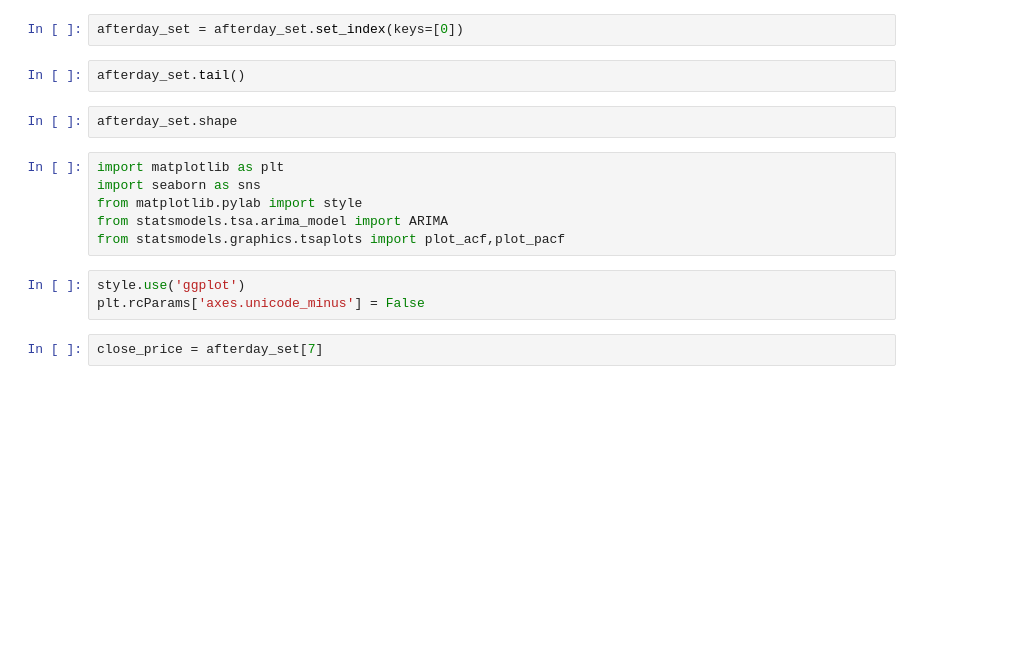
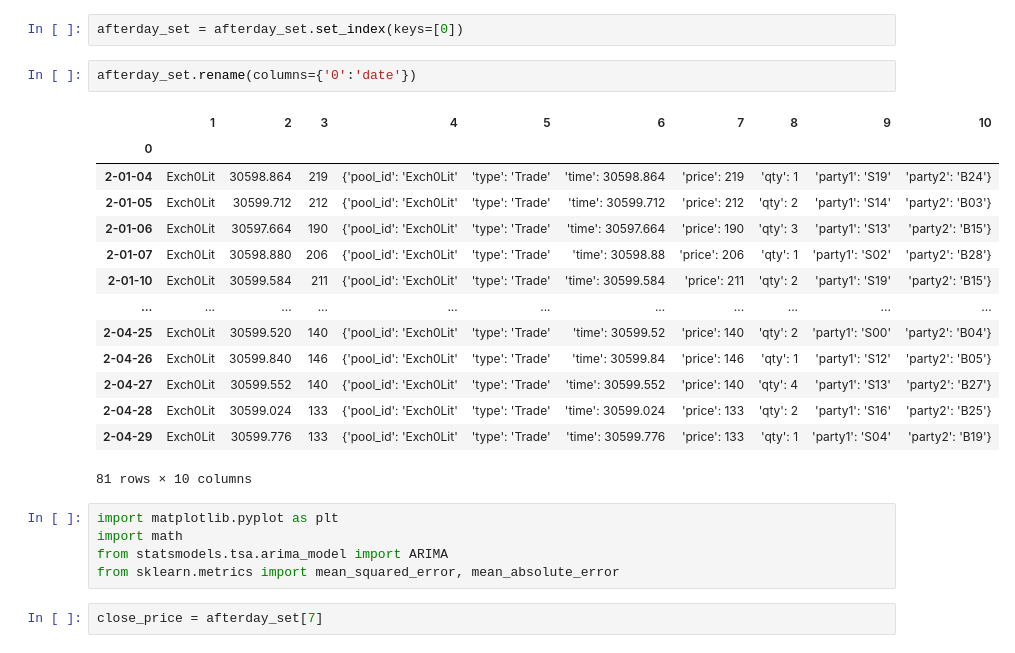
Before and after one commit to data-science-mini-project26/Mini_Project, a Jupyter notebook: YUHANG_XU.ipynb, the cells around one changed output. Cells and saved outputs as stored; diff of their text form; blank space fills up the shorter version.

```diff
--- a/YUHANG_XU.ipynb
+++ b/YUHANG_XU.ipynb
@@ -23,18 +70,27 @@ afterday_set.head()
 # %%
 afterday_set = afterday_set.set_index(keys=[0])
-# %%
-afterday_set.tail()
-# %%
-afterday_set.shape
+# %%
+afterday_set.rename(columns={'0':'date'})
+# %% [output]
+|  | 1 | 2 | 3 | 4 | 5 | 6 | 7 | 8 | 9 | 10 |
+| 0 |  |  |  |  |  |  |  |  |  |  |
+| 2-01-04 | Exch0Lit | 30598.864 | 219 | {'pool_id': 'Exch0Lit' | 'type': 'Trade' | 'time': 30598.864 | 'price': 219 | 'qty': 1 | 'party1': 'S19' | 'party2': 'B24'} |
+| 2-01-05 | Exch0Lit | 30599.712 | 212 | {'pool_id': 'Exch0Lit' | 'type': 'Trade' | 'time': 30599.712 | 'price': 212 | 'qty': 2 | 'party1': 'S14' | 'party2': 'B03'} |
+| 2-01-06 | Exch0Lit | 30597.664 | 190 | {'pool_id': 'Exch0Lit' | 'type': 'Trade' | 'time': 30597.664 | 'price': 190 | 'qty': 3 | 'party1': 'S13' | 'party2': 'B15'} |
+| 2-01-07 | Exch0Lit | 30598.880 | 206 | {'pool_id': 'Exch0Lit' | 'type': 'Trade' | 'time': 30598.88 | 'price': 206 | 'qty': 1 | 'party1': 'S02' | 'party2': 'B28'} |
+| 2-01-10 | Exch0Lit | 30599.584 | 211 | {'pool_id': 'Exch0Lit' | 'type': 'Trade' | 'time': 30599.584 | 'price': 211 | 'qty': 2 | 'party1': 'S19' | 'party2': 'B15'} |
+| ... | ... | ... | ... | ... | ... | ... | ... | ... | ... | ... |
+| 2-04-25 | Exch0Lit | 30599.520 | 140 | {'pool_id': 'Exch0Lit' | 'type': 'Trade' | 'time': 30599.52 | 'price': 140 | 'qty': 2 | 'party1': 'S00' | 'party2': 'B04'} |
+| 2-04-26 | Exch0Lit | 30599.840 | 146 | {'pool_id': 'Exch0Lit' | 'type': 'Trade' | 'time': 30599.84 | 'price': 146 | 'qty': 1 | 'party1': 'S12' | 'party2': 'B05'} |
+| 2-04-27 | Exch0Lit | 30599.552 | 140 | {'pool_id': 'Exch0Lit' | 'type': 'Trade' | 'time': 30599.552 | 'price': 140 | 'qty': 4 | 'party1': 'S13' | 'party2': 'B27'} |
+| 2-04-28 | Exch0Lit | 30599.024 | 133 | {'pool_id': 'Exch0Lit' | 'type': 'Trade' | 'time': 30599.024 | 'price': 133 | 'qty': 2 | 'party1': 'S16' | 'party2': 'B25'} |
+| 2-04-29 | Exch0Lit | 30599.776 | 133 | {'pool_id': 'Exch0Lit' | 'type': 'Trade' | 'time': 30599.776 | 'price': 133 | 'qty': 1 | 'party1': 'S04' | 'party2': 'B19'} |
+81 rows × 10 columns
 # %%
-import matplotlib as plt
-import seaborn as sns
-from matplotlib.pylab import style
+import matplotlib.pyplot as plt
+import math
 from statsmodels.tsa.arima_model import ARIMA
-from statsmodels.graphics.tsaplots import plot_acf,plot_pacf
+from sklearn.metrics import mean_squared_error, mean_absolute_error
-# %%
-style.use('ggplot')
-plt.rcParams['axes.unicode_minus'] = False
 # %%
 close_price = afterday_set[7]
 # %%
```
Also changed, not shown: parts of 17 cells of this notebook.
